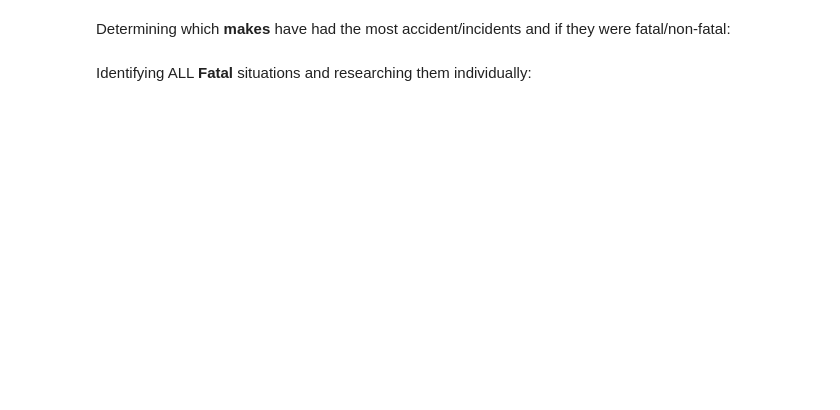
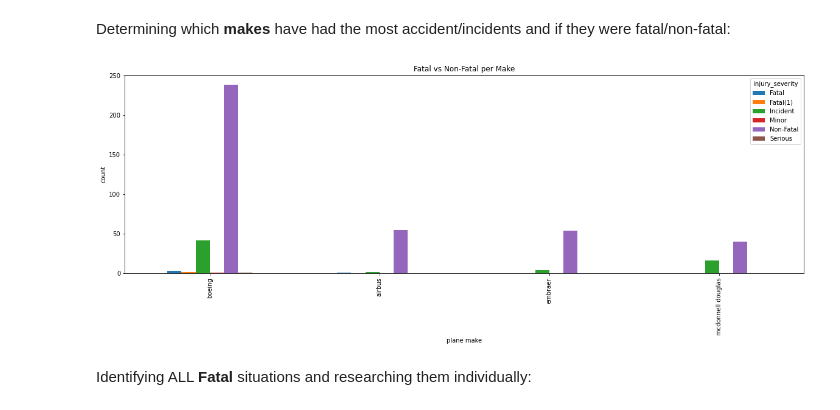
Before and after one commit to jtjohn172/Aviation-Data-Analysis-Project, a Jupyter notebook: commercial_planes.ipynb, the cells around one changed output. Saved outputs shown, nothing was run; the diff lists cells and outputs as text; code cells hidden in the pictures; blank space fills up the shorter version.

```diff
--- a/commercial_planes.ipynb
+++ b/commercial_planes.ipynb
@@ -409,3 +407,12 @@ Name: model, Length: 207, dtype: int64
+# %%
+## conditional code to remove missing info from aircraft category
+def fill_aircraft_category(row):
+    if pd.isnull(row['aircraft_category']) and row['number_of_engines'] >= 1:
+        return 'Airplane'
+    else:
+        return row['aircraft_category']
+
+commercial_df['aircraft_category'] = commercial_df.apply(fill_aircraft_category, axis=1)
 # %%
 commercial_df.isna().sum().sort_values(ascending=False)
 # %% [output]
@@ -478,13 +500,15 @@ Determining which **makes** have had the most accident/incidents and if they wer
 # %%
 grouped_3 = commercial_df.groupby(['make', 'injury_severity']).size().unstack().sort_values(by='Non-Fatal', ascending=False).head(25)
 
 # plot
 grouped_3.plot(kind='bar', stacked=False, figsize=(20,6))
 plt.xlabel('plane make')
 plt.ylabel('count')
-plt.title('Fatal vs Non-Fatal per Model')
+plt.title('Fatal vs Non-Fatal per Make')
 
 plt.show()
+# %% [output]
+[figure, added]
 # %% [markdown]
 Identifying ALL **Fatal** situations and researching them individually:
 # %%
```
Also changed, not shown: parts of 7 cells of this notebook.
